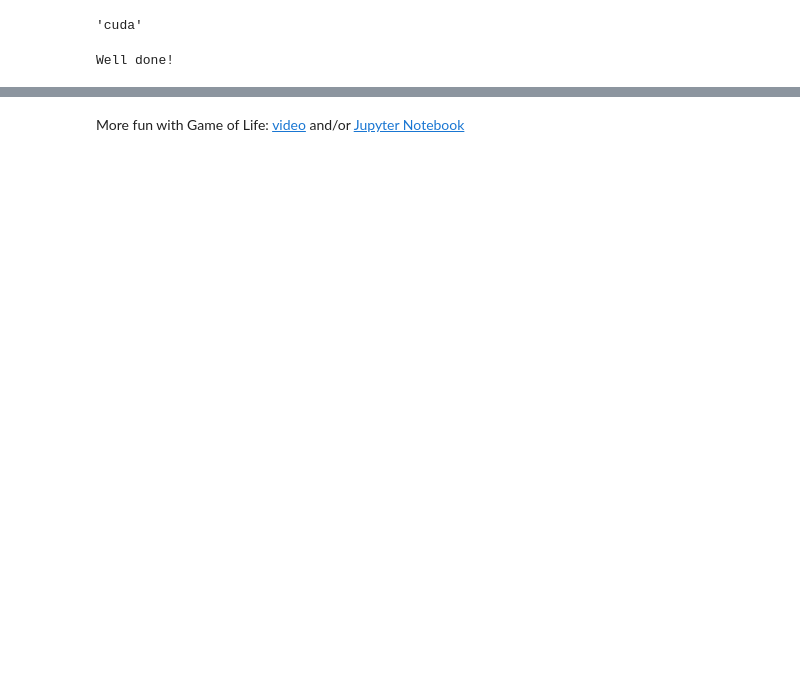
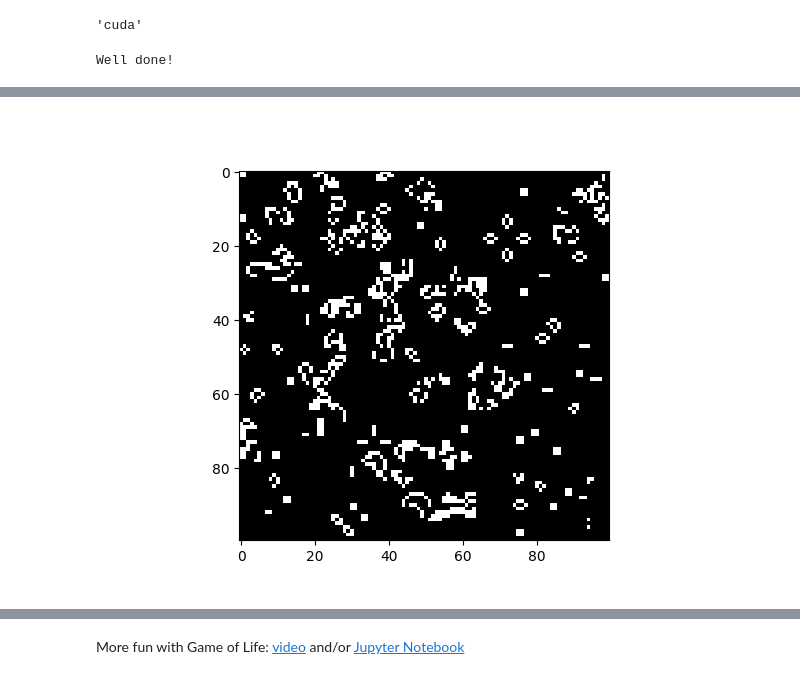
Before and after one commit to succSeeded/dl-2025, a Jupyter notebook: hws/week02_autodiff/homework.ipynb, the cells around one changed output, grey strips where cells are left out. Saved outputs shown, nothing was run; the diff lists cells and outputs as text; code cells hidden in the pictures; blank space fills up the shorter version.

```diff
--- a/hws/week02_autodiff/homework.ipynb
+++ b/hws/week02_autodiff/homework.ipynb
@@ -134,7 +145,7 @@ print("Well done!")
 # %% [output]
 Well done!
 # %%
-%matplotlib notebook
+%matplotlib ipympl
 plt.ion()
 
 # initialize game field
@@ -143,7 +154,7 @@ Z = torch.from_numpy(Z).type(torch.FloatTensor).to(device)
 
 fig = plt.figure()
 ax = fig.add_subplot(111)
-fig.show()
+fig.canvas.draw()
 
 for _ in range(100):
     # update
@@ -152,5 +163,7 @@ for _ in range(100):
     # re-draw image
     ax.clear()
     ax.imshow(Z.cpu().numpy(), cmap='gray')
-    fig.canvas.draw()
+    fig.canvas.draw() # I think it is supposed to be displayed as a step-by-step
+                      # animation, but I am unable to replicate this behaviour?
+plt.show()
 # %% [output]
@@ -159,3 +170,4 @@ for _ in range(100):
+[figure, added]
 # %%
 # Some fun setups for your amusement
 
```
Also changed, not shown: parts of 8 cells of this notebook.
